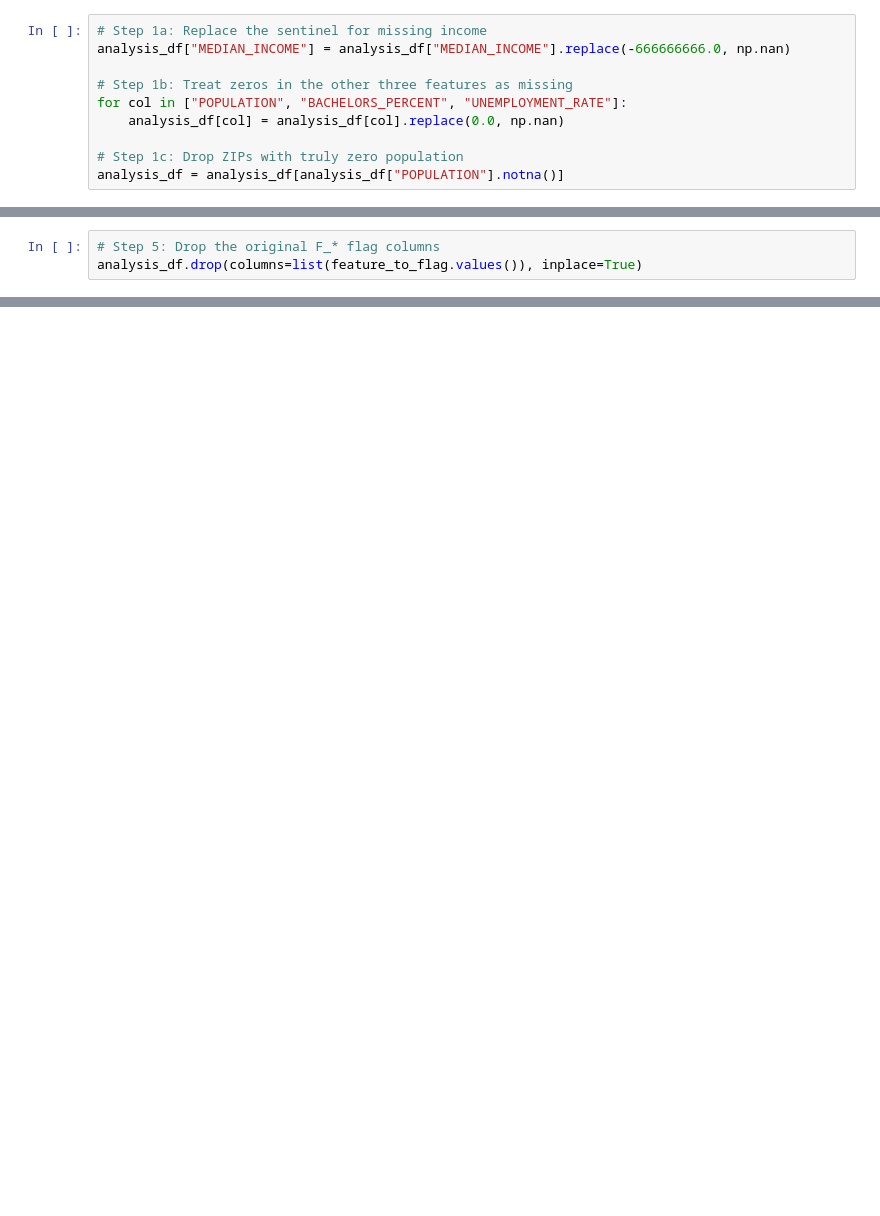
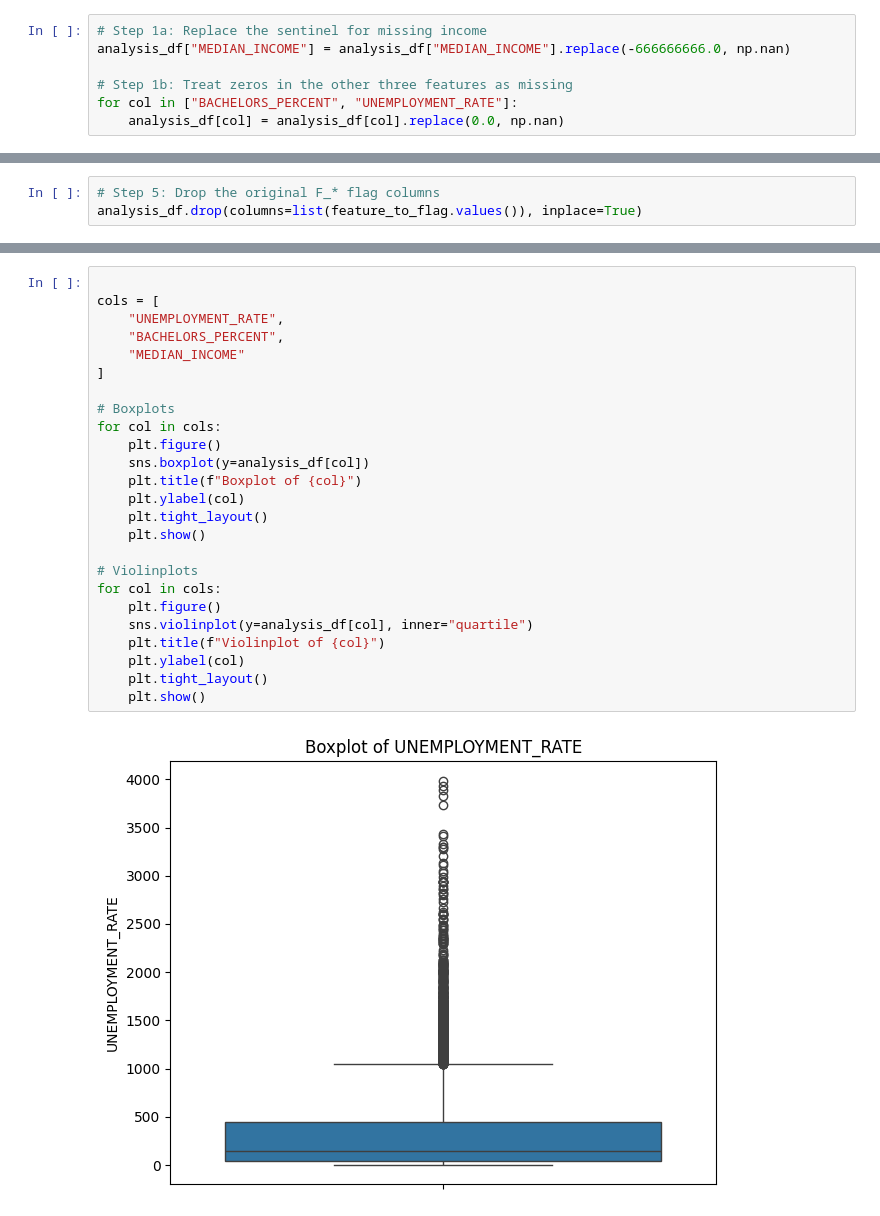
Before and after one commit to Bdem1rel/Library_Usage_Analysis, a Jupyter notebook: Notebooks/EDA.ipynb, the cells around one changed output, grey strips where cells are left out. Drawn from its saved outputs; the diff is of its cells as text; blank space fills up the shorter version.

```diff
--- a/Notebooks/EDA.ipynb
+++ b/Notebooks/EDA.ipynb
@@ -19,11 +21,8 @@ analysis_df = library_df.loc[:, final_features].copy()
 analysis_df["MEDIAN_INCOME"] = analysis_df["MEDIAN_INCOME"].replace(-666666666.0, np.nan)
 
 # Step 1b: Treat zeros in the other three features as missing
-for col in ["POPULATION", "BACHELORS_PERCENT", "UNEMPLOYMENT_RATE"]:
+for col in ["BACHELORS_PERCENT", "UNEMPLOYMENT_RATE"]:
     analysis_df[col] = analysis_df[col].replace(0.0, np.nan)
-
-# Step 1c: Drop ZIPs with truly zero population
-analysis_df = analysis_df[analysis_df["POPULATION"].notna()]
 # %%
 feature_to_flag = {
     "TOTCIR": "F_TOTCIR",
@@ -67,0 +222,27 @@ analysis_df[numeric_cols] = knn.fit_transform(analysis_df[numeric_cols])
+# %%
+
+cols = [
+    "UNEMPLOYMENT_RATE",
+    "BACHELORS_PERCENT",
+    "MEDIAN_INCOME"
+]
+
+# Boxplots
+for col in cols:
+    plt.figure()
+    sns.boxplot(y=analysis_df[col])
+    plt.title(f"Boxplot of {col}")
+    plt.ylabel(col)
+    plt.tight_layout()
+    plt.show()
+
+# Violinplots
+for col in cols:
+    plt.figure()
+    sns.violinplot(y=analysis_df[col], inner="quartile")
+    plt.title(f"Violinplot of {col}")
+    plt.ylabel(col)
+    plt.tight_layout()
+    plt.show()
+# %% [output]
+[figure, added]
```
Also changed, not shown: parts of 17 cells of this notebook.
